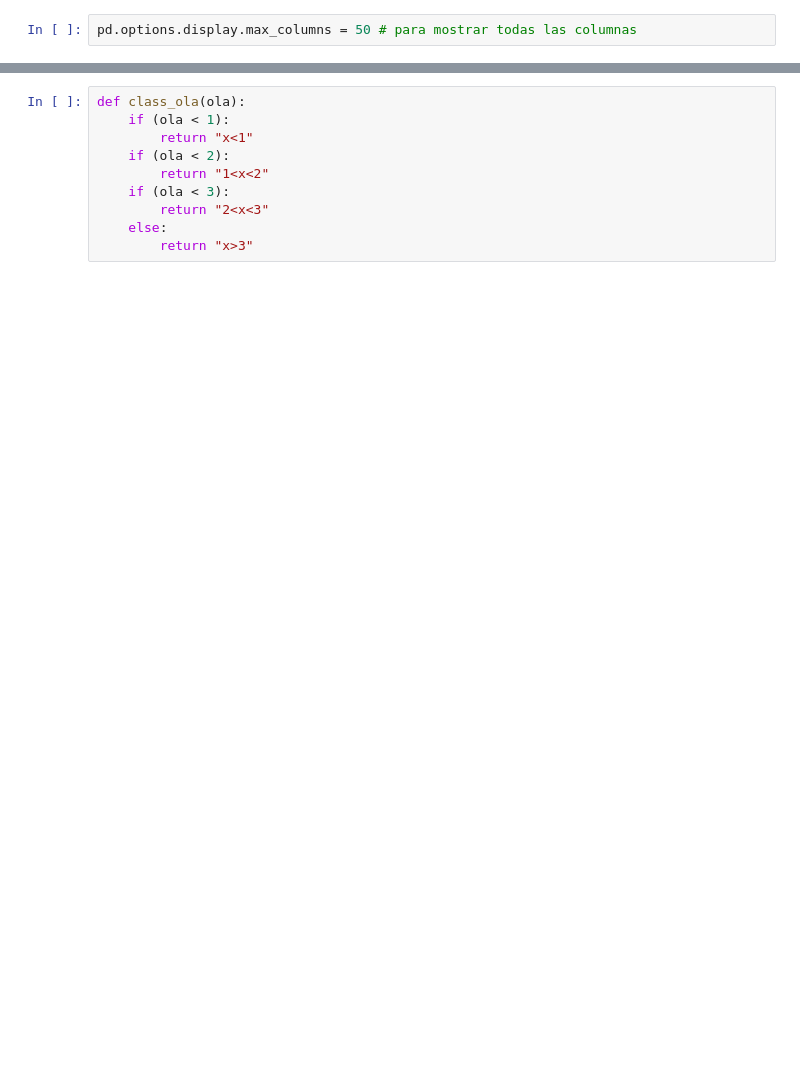
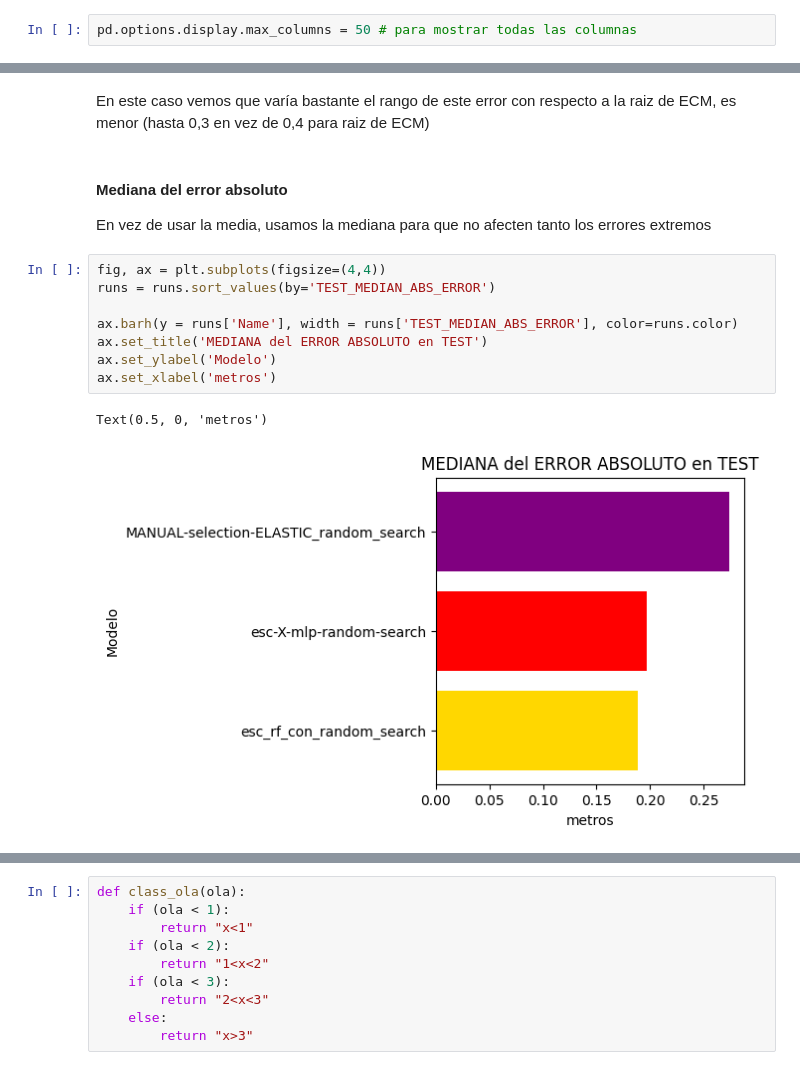
Before and after one commit to MarioBaldocchi/PD, a Jupyter notebook: modelos/evaluacion/evaluacion-best.ipynb, the cells around one changed output, grey strips where cells are left out. Saved outputs shown, nothing was run; the diff lists cells and outputs as text; blank space fills up the shorter version.

```diff
--- a/modelos/evaluacion/evaluacion-best.ipynb
+++ b/modelos/evaluacion/evaluacion-best.ipynb
@@ -25,0 +67,17 @@ X_test = X_test.drop(columns=["Temperatura", 'wspd', 'anio', 'mes', 'dia', 'hora
+# %% [markdown]
+En este caso vemos que varía bastante el rango de este error con respecto a la raiz de ECM, es menor (hasta 0,3 en vez de 0,4 para raiz de ECM)
+# %% [markdown]
+#### Mediana del error absoluto
+
+En vez de usar la media, usamos la mediana para que no afecten tanto los errores extremos
+# %%
+fig, ax = plt.subplots(figsize=(4,4))
+runs = runs.sort_values(by='TEST_MEDIAN_ABS_ERROR')
+
+ax.barh(y = runs['Name'], width = runs['TEST_MEDIAN_ABS_ERROR'], color=runs.color)
+ax.set_title('MEDIANA del ERROR ABSOLUTO en TEST')
+ax.set_ylabel('Modelo')
+ax.set_xlabel('metros')
+# %% [output]
+Text(0.5, 0, 'metros')
+[figure, added]
```
Also changed, not shown: parts of 61 cells of this notebook, 1 other file.
